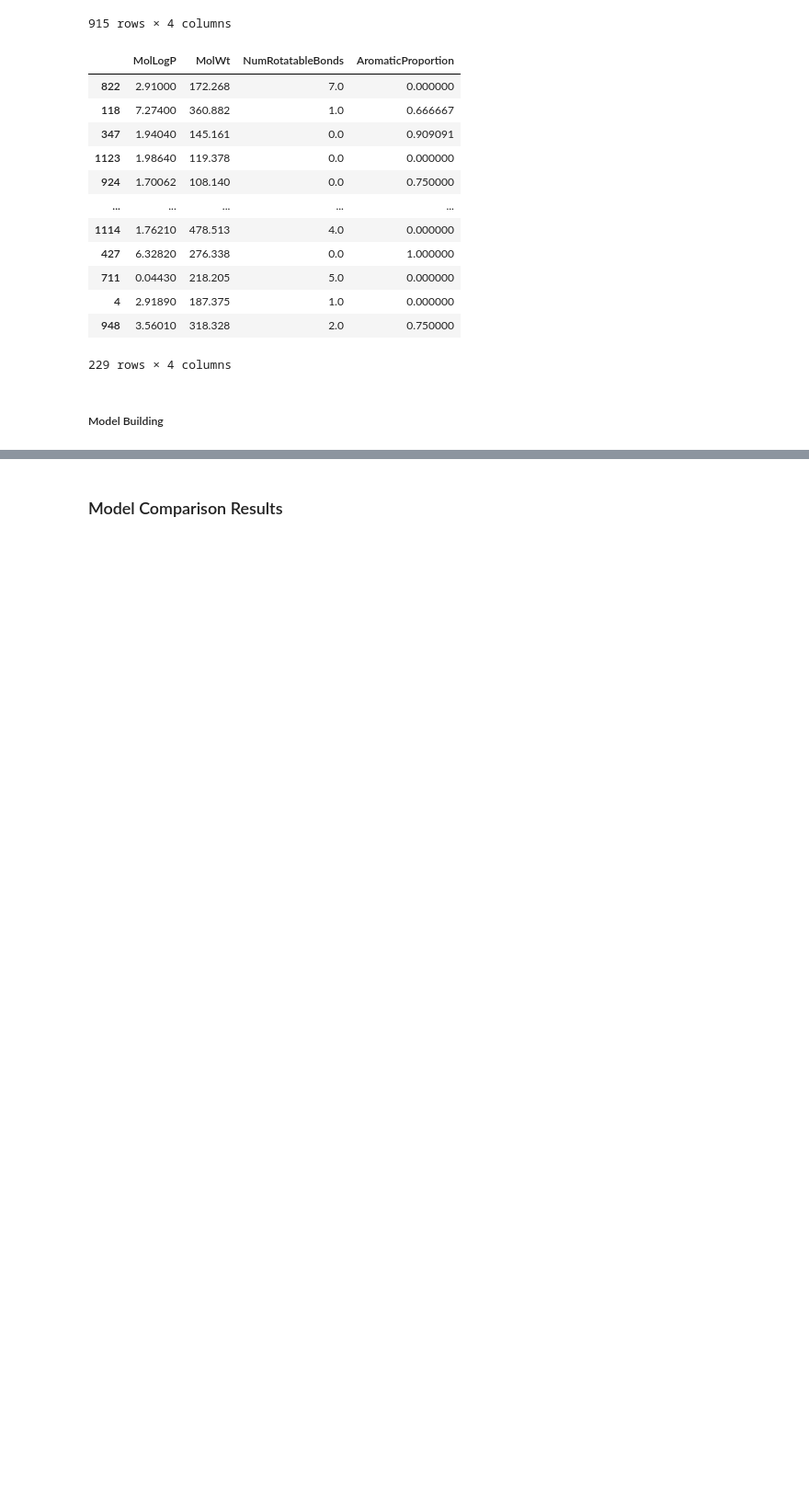
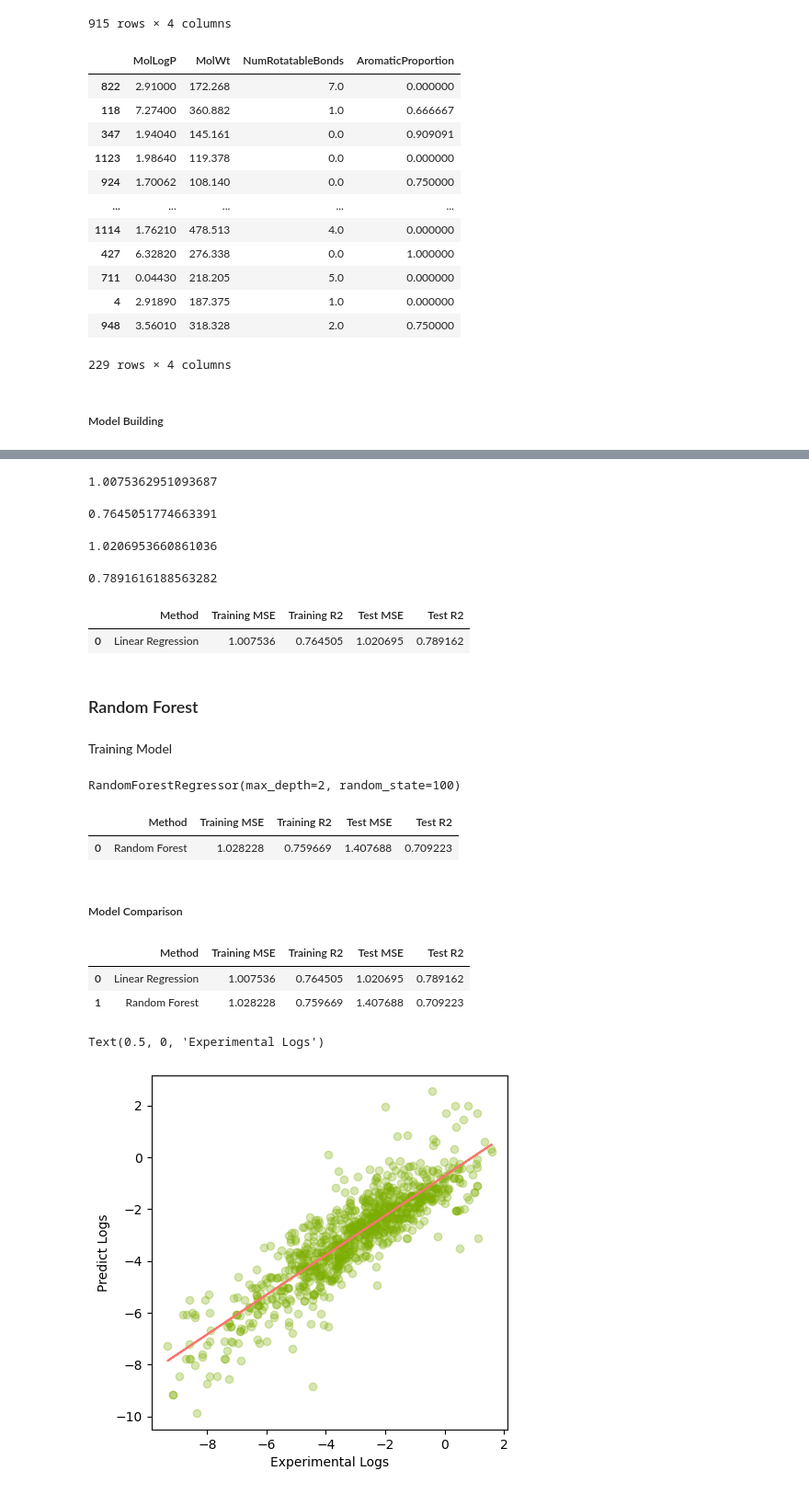
Before and after one commit to Vedansh-0415/Molecular_Solubility_Prediction, a Jupyter notebook: notebook/solubility.ipynb, the cells around one changed output, grey strips where cells are left out. Shown at 92% size. Drawn from its saved outputs; the diff is of its cells as text; code cells hidden in the pictures; blank space fills up the shorter version.

```diff
--- a/notebook/solubility.ipynb
+++ b/notebook/solubility.ipynb
@@ -144,0 +93,4 @@ results_df = pd.DataFrame(results)
+# %%
+from sklearn.linear_model import LinearRegression
+lr= LinearRegression()
+lr.fit(x_train,y_train)
@@ -144,0 +101,3 @@ results_df = pd.DataFrame(results)
+# %%
+y_lr_train_pred=lr.predict(x_train)
+y_lr_test_pred=lr.predict(x_test)
@@ -144,0 +154,34 @@ results_df = pd.DataFrame(results)
+# %%
+lr_train_mse
+# %% [output]
+1.0075362951093687
+# %%
+lr_train_r2
+# %% [output]
+0.7645051774663391
+# %%
+lr_test_mse
+# %% [output]
+1.0206953660861036
+# %%
+lr_test_r2
+# %% [output]
+0.7891616188563282
+# %%
+lr_results=pd.DataFrame(['Linear Regression',lr_train_mse,lr_train_r2,lr_test_mse,lr_test_r2]).transpose()
+lr_results.columns=['Method','Training MSE','Training R2', 'Test MSE', 'Test R2']
+lr_results
+# %% [output]
+|  | Method | Training MSE | Training R2 | Test MSE | Test R2 |
+| 0 | Linear Regression | 1.007536 | 0.764505 | 1.020695 | 0.789162 |
+# %% [markdown]
+### Random Forest
+# %% [markdown]
+Training Model
+# %%
+from sklearn.ensemble import RandomForestRegressor
+
+rf=RandomForestRegressor(max_depth=2, random_state=100)
+rf.fit(x_train,y_train)
+# %% [output]
+RandomForestRegressor(max_depth=2, random_state=100)
@@ -145,2 +199,9 @@ results_df = pd.DataFrame(results)
+# %%
+rf_results=pd.DataFrame(['Random Forest',rf_train_mse,rf_train_r2,rf_test_mse,rf_test_r2]).transpose()
+rf_results.columns=['Method','Training MSE','Training R2', 'Test MSE', 'Test R2']
+rf_results
+# %% [output]
+|  | Method | Training MSE | Training R2 | Test MSE | Test R2 |
+| 0 | Random Forest | 1.028228 | 0.759669 | 1.407688 | 0.709223 |
 # %% [markdown]
-### Model Comparison Results
+##### Model Comparison
@@ -148,0 +208,24 @@ results_df.sort_values(by='Test R2', ascending=False)
+# %%
+df_models=pd.concat([lr_results,rf_results],axis=0).reset_index(drop=True)
+df_models
+# %% [output]
+|  | Method | Training MSE | Training R2 | Test MSE | Test R2 |
+| 0 | Linear Regression | 1.007536 | 0.764505 | 1.020695 | 0.789162 |
+| 1 | Random Forest | 1.028228 | 0.759669 | 1.407688 | 0.709223 |
+# %%
+import matplotlib.pyplot as plt
+import numpy as np
+
+plt.figure(figsize=(5,5))
+plt.scatter(x=y_train, y=y_lr_train_pred, c='#7CAE00', alpha=0.3)
+
+z = np.polyfit(y_train, y_lr_train_pred, 1)
+p = np.poly1d(z)
+
+plt.plot(y_train, p(y_train), '#F8766D')
+
+plt.ylabel('Predict Logs')
+plt.xlabel('Experimental Logs')
+# %% [output]
+Text(0.5, 0, 'Experimental Logs')
+[figure, added]
```
Also changed, not shown: parts of 14 cells of this notebook.
